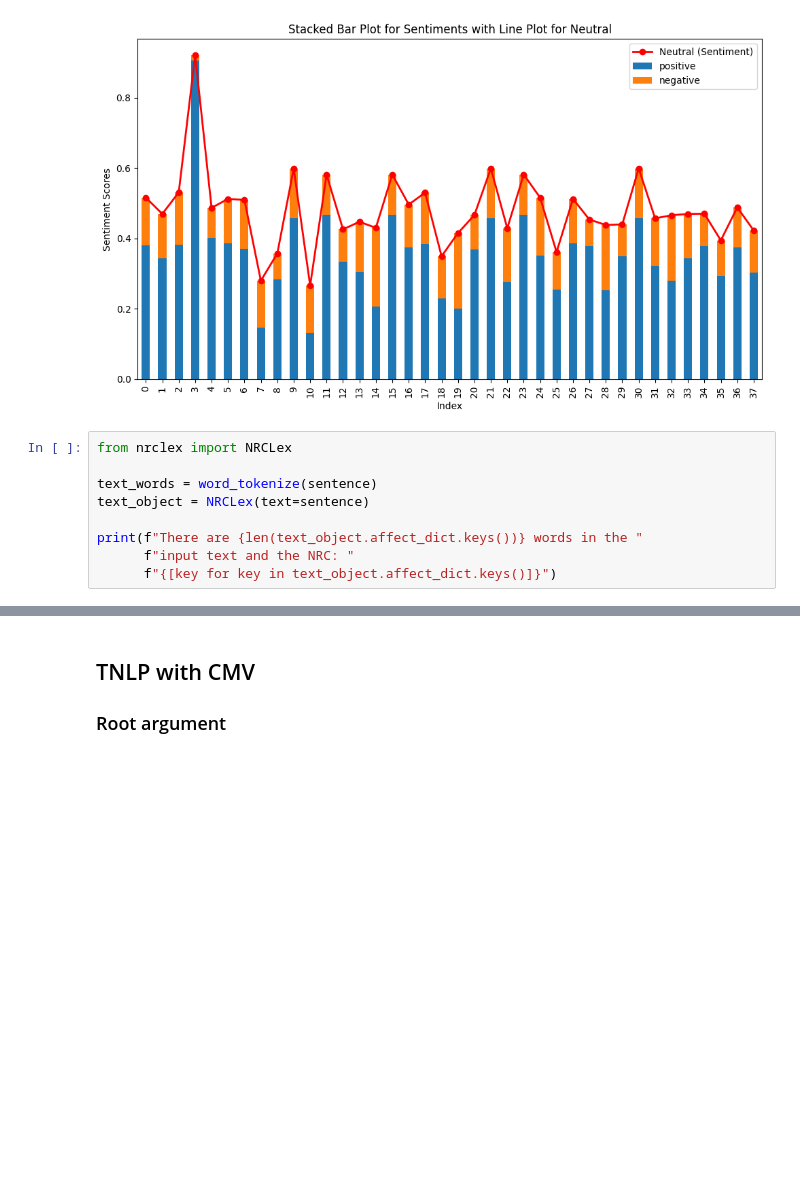
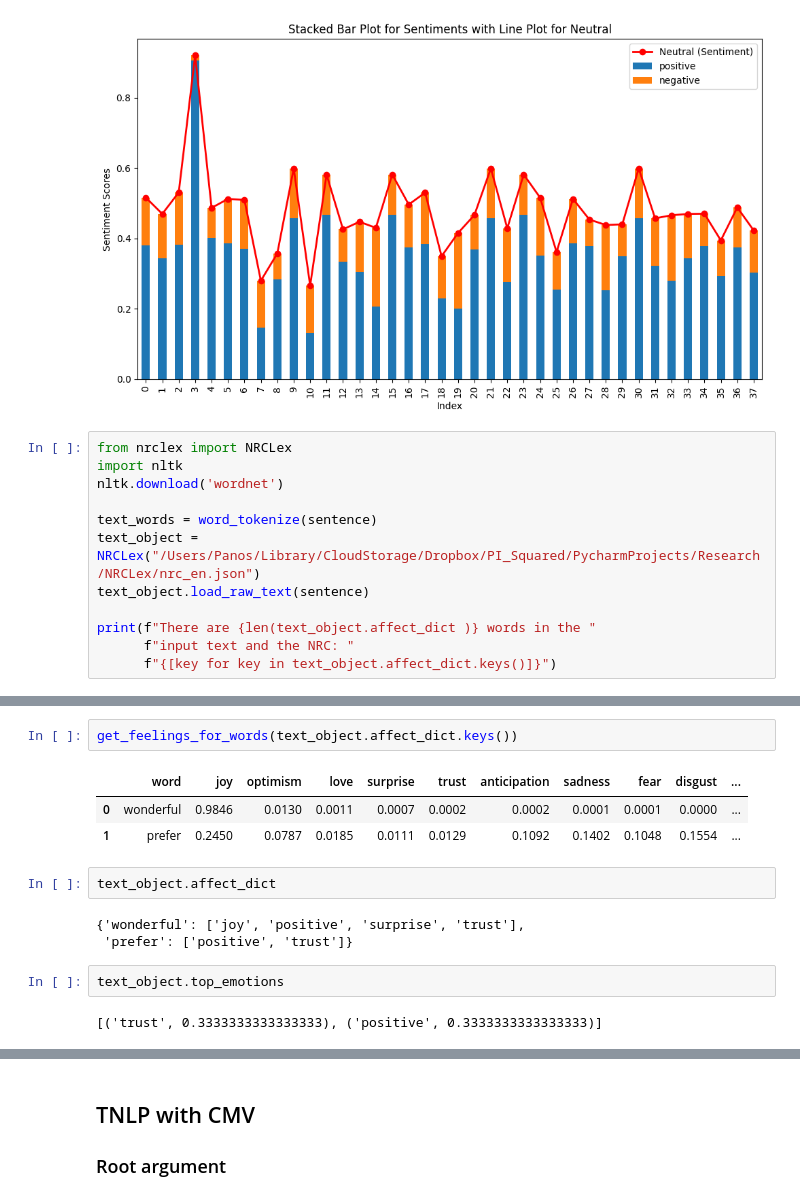
Before and after one commit to myeghaneh/ArguSentiment, a Jupyter notebook: src/CMV_with_TNLP.ipynb, the cells around one changed output, grey strips where cells are left out. Cells and saved outputs as stored; diff of their text form; blank space fills up the shorter version.

Commit message:
Comparison between the emotion evaluation between NRC and TNLP

```diff
--- a/src/CMV_with_TNLP.ipynb
+++ b/src/CMV_with_TNLP.ipynb
@@ -361,11 +380,14 @@ plot_sentiment(word_text_sample_df,
 [figure]
 # %%
 from nrclex import NRCLex
+import nltk
+nltk.download('wordnet')
 
 text_words = word_tokenize(sentence)
-text_object = NRCLex(text=sentence)
+text_object = NRCLex("/Users/Panos/Library/CloudStorage/Dropbox/PI_Squared/PycharmProjects/Research/NRCLex/nrc_en.json")
+text_object.load_raw_text(sentence)
 
-print(f"There are {len(text_object.affect_dict.keys())} words in the "
+print(f"There are {len(text_object.affect_dict )} words in the "
       f"input text and the NRC: "
       f"{[key for key in text_object.affect_dict.keys()]}")
 # %% [output]
@@ -372,0 +397,15 @@ There are 2 words in the input text and the NRC: ['wonderful', 'prefer']
+# %%
+get_feelings_for_words(text_object.affect_dict.keys())
+# %% [output]
+|  | word | joy | optimism | love | surprise | trust | anticipation | sadness | fear | disgust | ... |
+| 0 | wonderful | 0.9846 | 0.0130 | 0.0011 | 0.0007 | 0.0002 | 0.0002 | 0.0001 | 0.0001 | 0.0000 | ... |
+| 1 | prefer | 0.2450 | 0.0787 | 0.0185 | 0.0111 | 0.0129 | 0.1092 | 0.1402 | 0.1048 | 0.1554 | ... |
+# %%
+text_object.affect_dict
+# %% [output]
+{'wonderful': ['joy', 'positive', 'surprise', 'trust'],
+ 'prefer': ['positive', 'trust']}
+# %%
+text_object.top_emotions
+# %% [output]
+[('trust', 0.3333333333333333), ('positive', 0.3333333333333333)]
```
Also changed, not shown: parts of 22 cells of this notebook, 3 other files.
